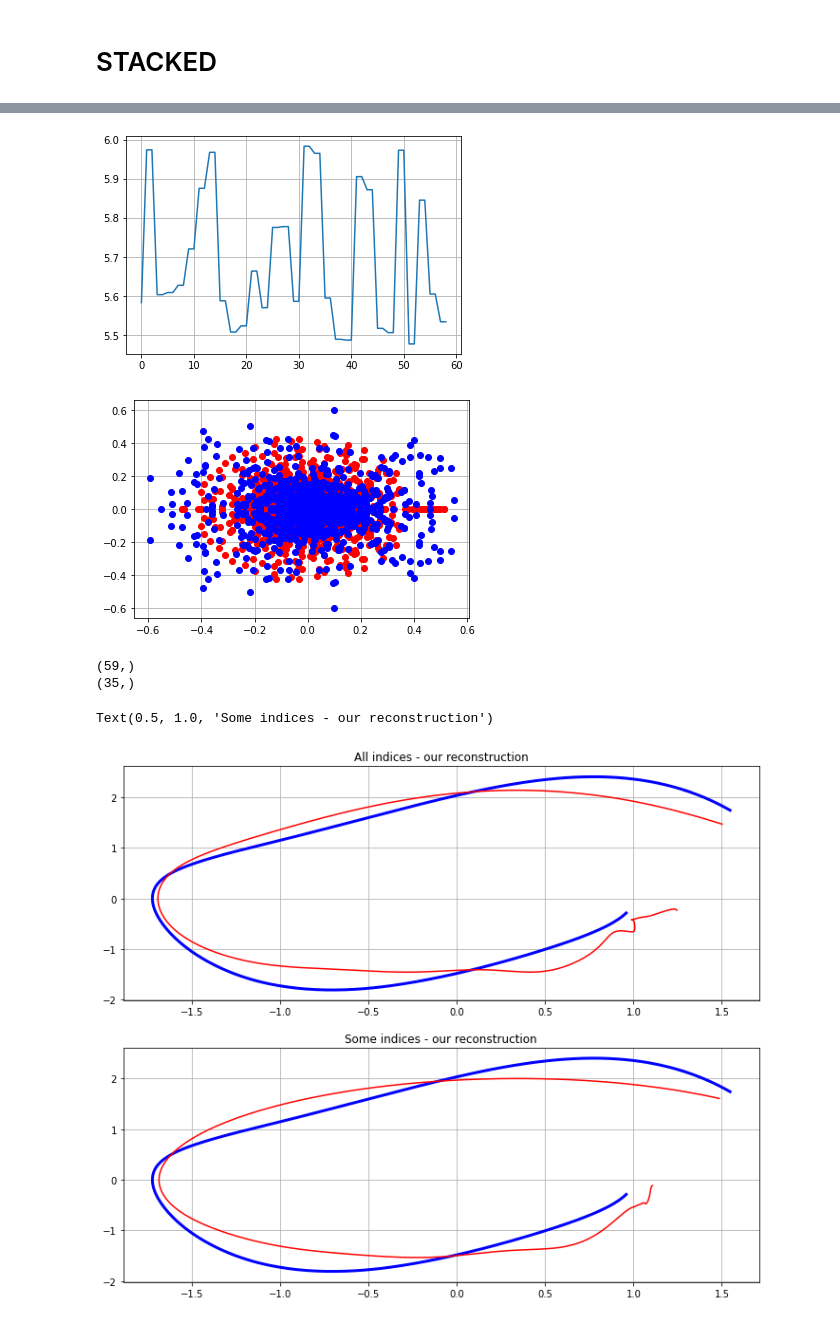
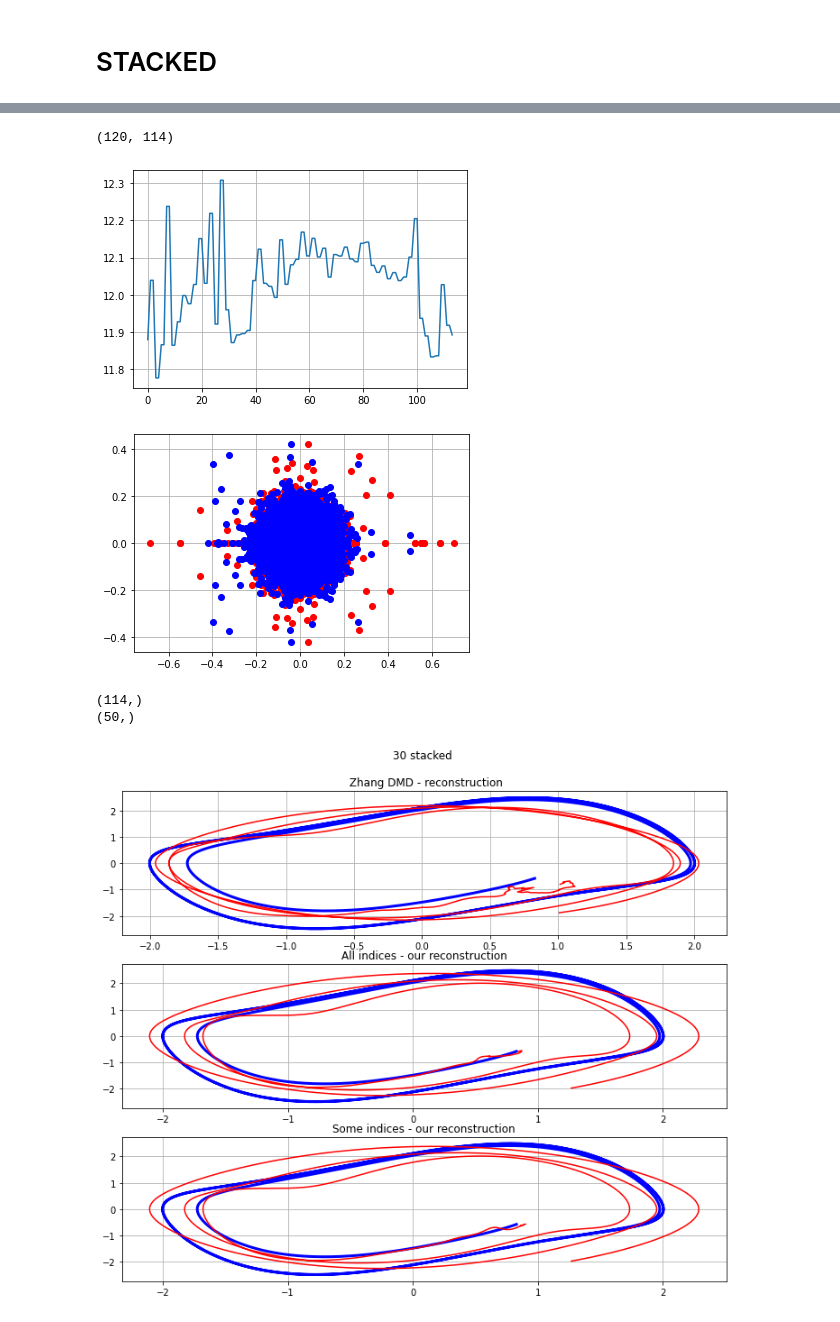
Before and after one commit to ela-d/DMD, a Jupyter notebook: fvdp_example.ipynb, the cells around one changed output, grey strips where cells are left out. Drawn from its saved outputs; the diff is of its cells as text; code cells hidden in the pictures.

```diff
--- a/fvdp_example.ipynb
+++ b/fvdp_example.ipynb
@@ -115,30 +115,31 @@ plt.grid()
 # %%
 #pazi da ne runas vise od jednom..
 
-num_stack = 60
-num_stack=30
+#num_stack = 30
+num_stack=60
+#num_stack=70
 m=vdp.shape[1]
 vdp_end=vdp[:,-num_stack:]
 vdp = vdp[:,:(m-num_stack+1)]
 
 for i in range(1,num_stack):
-    added=np.concatenate((vdp[:2,i:], vdp[:2,:i]), axis=1)
+    added=np.concatenate((vdp[:2,i:], vdp_end[:2,:i]), axis=1)
     vdp=np.vstack((vdp,added))
 
 (n, m)=vdp.shape
 # %%
 q = 300 #toliko uzmem za pocetak
-kraj=500
-odmd = OnlineDMD(n, 1.0)
-odmd.initialize(vdp[:, :q], vdp[:, 1:q+1]) #vec ako ovo rekonstruiram i plotam problemi.. zasto?
+kraj=m
+odmd1 = OnlineDMD(n, 1.0)
+odmd1.initialize(vdp[:, :q], vdp[:, 1:q+1]) #vec ako ovo rekonstruiram i plotam problemi.. zasto?
 start = time.time()
 for k in range(q, kraj-1):
-    odmd.update(vdp[:, k], vdp[:, k+1])
+    odmd1.update(vdp[:, k], vdp[:, k+1])
     #evalsonlineDMD1[:, k] = np.log(np.linalg.eigvals(odmd.A))/dt
 end = time.time()
 print("Online DMD, weighting = 1, time = " + str(end-start) + " secs")
 
-Lambda, Z = odmd.computemodes()
+Lambda, Z = odmd1.computemodes()
 print(Lambda)
 print(Z)
 # %% [output]
@@ -162,9 +167,11 @@ Online DMD, weighting = 1, time = 0.009651660919189453 secs
 # %%
-indices_zhang=np.array([i for i in range (Z.shape[1])]); times=[i for i in range(m)]
-reconstructed_zhang = DMD_reconstruction(vdp[:,:kraj], Z, indices, Lambda, times)
+indices_zhang=np.array([i for i in range (Z.shape[1])]); times=[i for i in range(m+100)]
+reconstructed_zhang = DMD_reconstruction(vdp[:,:kraj], Z, indices_zhang, Lambda, times)
 
+plt.figure(dpi=100)
 plt.plot(vdp[-2,:kraj], vdp[-1,:kraj], color="b", lw=4)
 plt.plot(reconstructed_zhang[-2,:kraj], reconstructed_zhang[-1,:kraj], color="r")
 plt.grid()
+plt.title('Zhang DMD')
 plt.show()
 # %% [output]
@@ -200,41 +207,52 @@ time:  2.337878704071045 sec
+# %%
+Z_nas.shape #104x106 - zasto..
+# %% [output]
+(120, 114)
 # %%
 plt.plot(r) #opet vece nego sto smo navikli s overparametrized modelima (ocekivano!)
 plt.grid()
 # %% [output]
-[figure, old version]
+[figure, new version]
 # %%
 plt.plot(np.real(Z), np.imag(Z), 'o', color="r")
 plt.plot(np.real(Z_nas), np.imag(Z_nas), 'o', color="b")
 plt.grid()
 plt.show()
 # %% [output]
-[figure, old version]
+[figure, new version]
 # %%
-indices_nas=np.array([i for i in range (Z_nas.shape[1])]); times=[i for i in range(m)]
+indices_nas=np.array([i for i in range (Z_nas.shape[1])]); times=[i for i in range(m+100)]
 #indices_nas = np.where(r<np.mean(r))[0] #ako s ovime imam 35 indeksa umjesto 59 i slicni rezultat..
 print(indices_nas.shape)
 reconstructed_nas = DMD_reconstruction(vdp[:,:kraj], Z_nas, indices_nas, Lambda_nas, times)
 
 plt.figure(figsize=(12, 10))
 
-plt.subplot(2,1,1)
+plt.subplot(3,1,1)
+plt.plot(vdp[-2,:kraj], vdp[-1,:kraj], color="blue", lw=3)
+plt.plot(reconstructed_zhang[-2,:kraj], reconstructed_zhang[-1,:kraj], color="red")
+plt.grid()
+plt.title("30 stacked \n\n Zhang DMD - reconstruction")
+
+plt.subplot(3,1,2)
 plt.plot(vdp[-2,:kraj], vdp[-1,:kraj], color="blue", lw=3)
 plt.plot(reconstructed_nas[-2,:kraj], reconstructed_nas[-1,:kraj], color="red")
 plt.grid()
 plt.title("All indices - our reconstruction")
 
 
 indices_nas = np.where(r<np.mean(r))[0] #ako s ovime imam 35 indeksa umjesto 59 i slicni rezultat..
 print(indices_nas.shape)
-reconstructed_nas = DMD_reconstruction(vdp[:,:kraj], Z_nas, indices_nas, Lambda_nas, times)
+reconstructed_nas_dio = DMD_reconstruction(vdp[:,:kraj], Z_nas, indices_nas, Lambda_nas, times)
 
-plt.subplot(2,1,2)
+plt.subplot(3,1,3)
 plt.plot(vdp[-2,:kraj], vdp[-1,:kraj], color="blue", lw=3)
-plt.plot(reconstructed_nas[-2,:kraj], reconstructed_nas[-1,:kraj], color="red")
+plt.plot(reconstructed_nas_dio[-2,:kraj], reconstructed_nas_dio[-1,:kraj], color="red")
 plt.grid()
 plt.title("Some indices - our reconstruction")
+
+plt.show()
 # %% [output]
-(59,)
-(35,)
+(114,)
+(50,)
-Text(0.5, 1.0, 'Some indices - our reconstruction')
-[figure, old version]
+[figure, new version]
```
Also changed, not shown: parts of 7 cells of this notebook.
